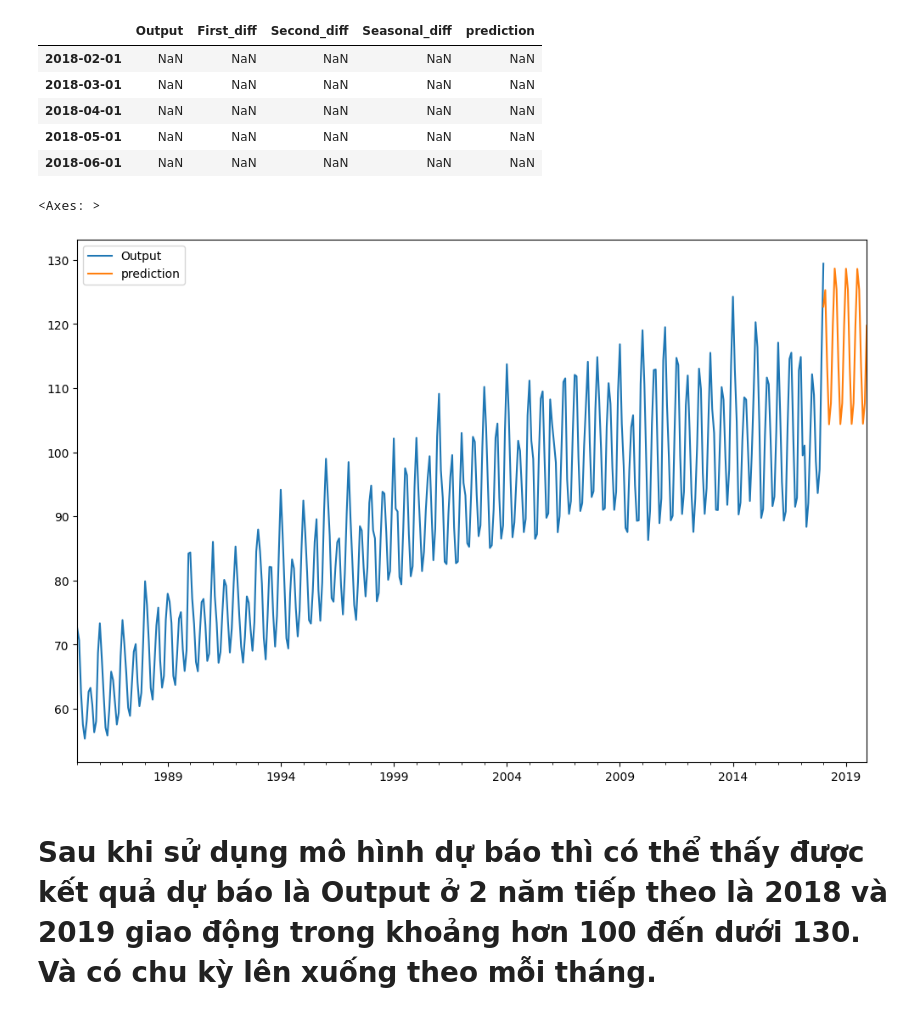
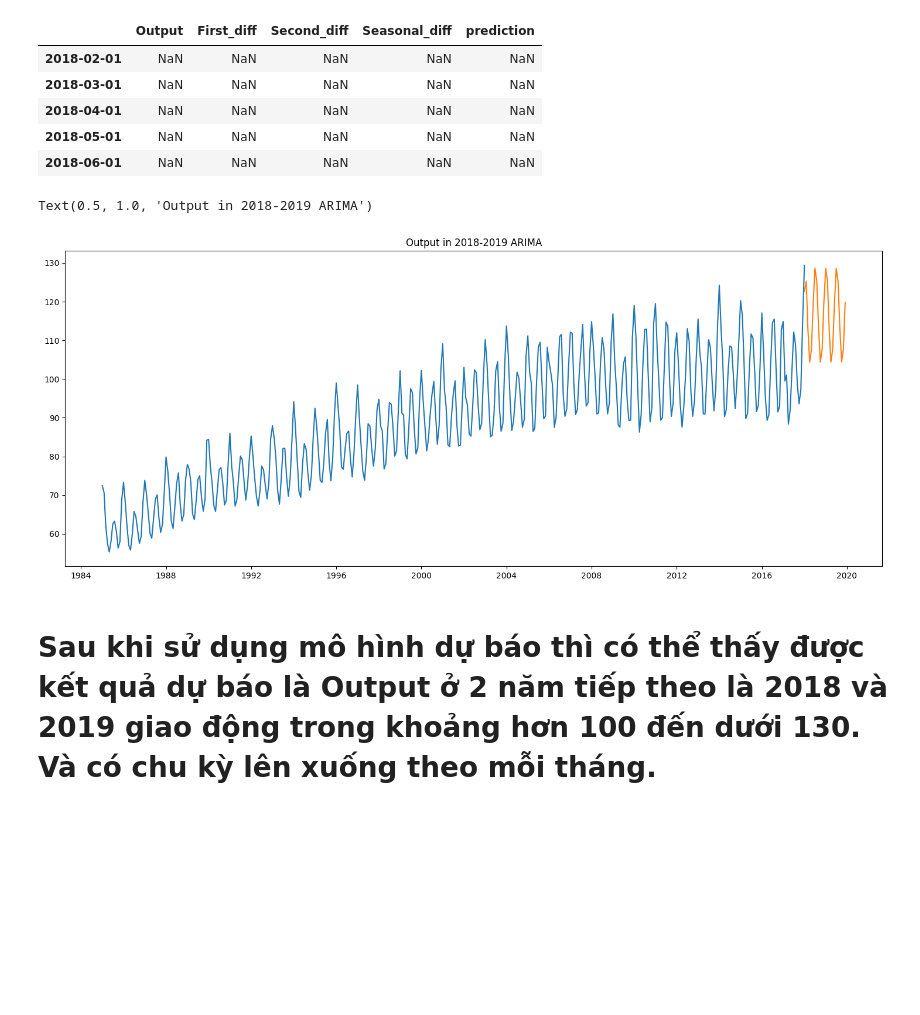
Before and after one commit to NHN-Rex/TDMU_2024-2025, a Jupyter notebook: HK2_LAB_Phan-tich-du-lieu-chuoi-thoi-gian-va-ung-dung/Lab1/code.ipynb, the cells around one changed output. Cells and saved outputs as stored; diff of their text form; code cells hidden in the pictures; blank space fills up the shorter version.

```diff
--- a/HK2_LAB_Phan-tich-du-lieu-chuoi-thoi-gian-va-ung-dung/Lab1/code.ipynb
+++ b/HK2_LAB_Phan-tich-du-lieu-chuoi-thoi-gian-va-ung-dung/Lab1/code.ipynb
@@ -212,10 +212,12 @@ forecast_df.head()
 # %%
 final_df = pd.concat([df,forecast_df])
 # %%
-final_df['prediction'] = results.predict(start=396, end=430)
-final_df[['Output','prediction']].plot(figsize=(12,8))
+final_df['prediction'] = results.predict(start=396, end=420)
+plt.figure(figsize=(18, 7))
+plt.plot(final_df[['Output','prediction']])
+plt.title("Output in 2018-2019 ARIMA")
 # %% [output]
-<Axes: >
+Text(0.5, 1.0, 'Output in 2018-2019 ARIMA')
-[figure, old version]
+[figure, new version]
 # %% [markdown]
 # Sau khi sử dụng mô hình dự báo thì có thể thấy được kết quả dự báo là Output ở 2 năm tiếp theo là 2018 và 2019 giao động trong khoảng hơn 100 đến dưới 130. Và có chu kỳ lên xuống theo mỗi tháng.
```
Also changed, not shown: 2 other files.
